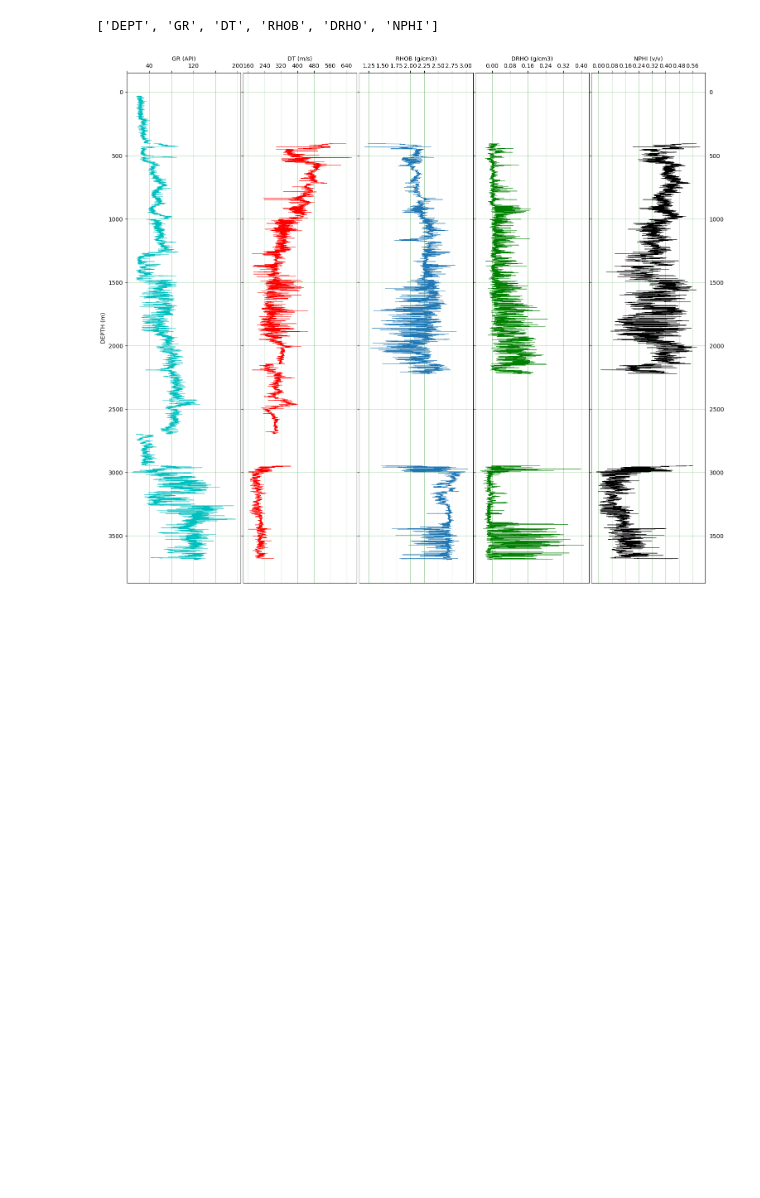
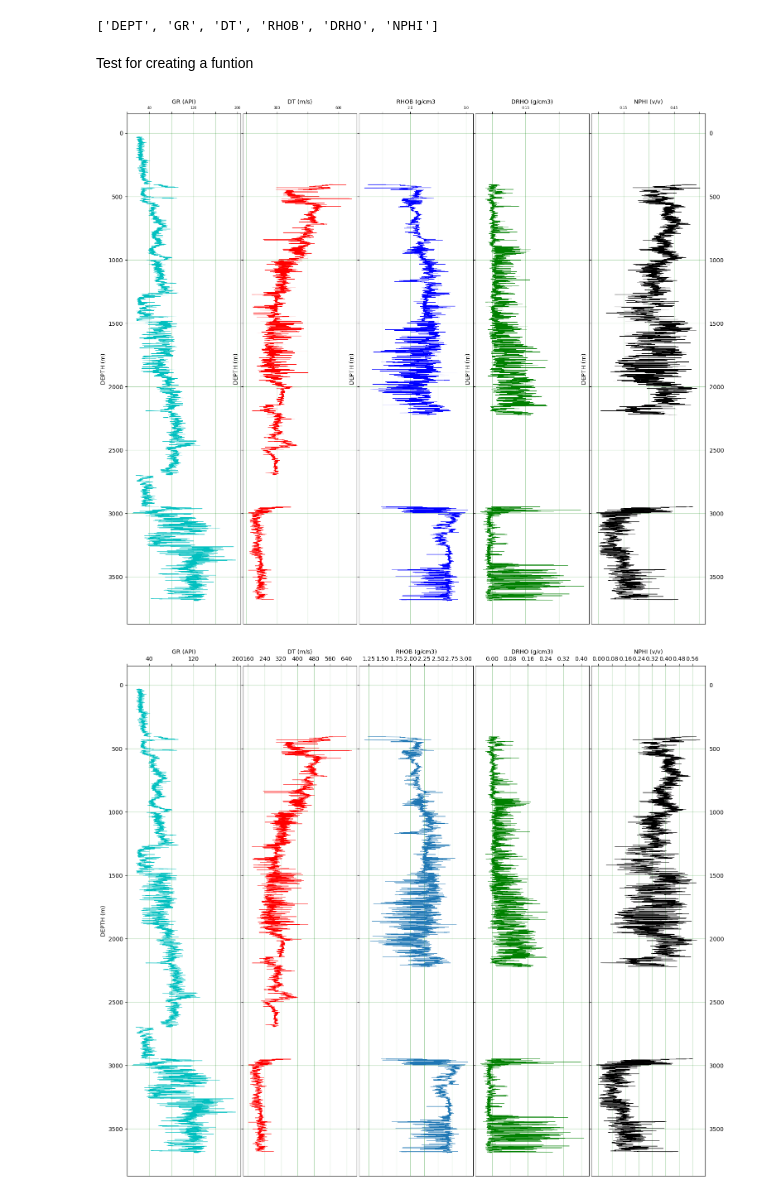
Before and after one commit to anailil/petrophys-viz, a Jupyter notebook: notebooks/02_well_logs_visualization.ipynb, the cells around one changed output. Cells and saved outputs as stored; diff of their text form; code cells hidden in the pictures; blank space fills up the shorter version.

Commit message:
added a graph function

```diff
--- a/notebooks/02_well_logs_visualization.ipynb
+++ b/notebooks/02_well_logs_visualization.ipynb
@@ -128,6 +128,50 @@ lasfile.keys()
 # --> To-DO
 # Looking for invalid values
 # valtonan(lasfile, val=-999.25)
+# %% [markdown]
+Test for creating a funtion
+# %%
+# Plotting curves along well total depth
+
+f1, (ax1, ax2, ax3, ax4, ax5) = plt.subplots(1, 5, sharey=True, figsize=(18,16))
+f1.subplots_adjust(wspace=0.02)
+plt.gca().invert_yaxis()
+
+# So that y-tick labels appear on left and right
+plt.tick_params(labelright=True)
+
+# Change tick-label globally
+mpl.rcParams['xtick.labelsize'] = 6
+
+def plot_well_curve(plot, curve_type, curve_depth, color, x_label, y_label, graphlabel='', linewidth=0.5, label_position='top', grid=True, grid_color='g', alpha=0.3):
+    plot.plot(curve_type, curve_depth, color, label=graphlabel, linewidth=linewidth)
+    plot.xaxis.tick_top()
+    plot.xaxis.set_label_position(label_position)
+    plot.set_xlabel(x_label)
+    plot.set_ylabel(y_label)
+    plot.grid(grid, c=grid_color, alpha=alpha)
+
+    plt.setp(plot.get_xticklabels()[1::2], visible=False)  # Hide every second tick-label
+    remove_last(plot)  # remove last value of x-ticks, see function defined in first cell
+
+#track1: Gamma Ray
+plot_well_curve(ax1, lasfile['GR'], lasfile['DEPT'], 'c', 'GR (API)', 'DEPTH (m)')
+
+# Track 2: Sonic (velocities)
+plot_well_curve(ax2, lasfile['DT']/0.3048, lasfile['DEPT'], 'r', 'DT (m/s)', 'DEPTH (m)', 'DTCO')
+
+# Track 3: RHOB (Bulk Density)
+plot_well_curve(ax3, lasfile['RHOB'], lasfile['DEPT'], 'b', 'RHOB (g/cm3', 'DEPTH (m)')
+
+# Track 4: DRHO
+plot_well_curve(ax4, lasfile['DRHO'], lasfile['DEPT'], 'g', 'DRHO (g/cm3)', 'DEPTH (m)')
+
+# Track 5: NPHI
+plot_well_curve(ax5, lasfile['NPHI'], lasfile['DEPT'], 'k', 'NPHI (v/v)', 'DEPTH (m)')
+
+plt.show()
+# %% [output]
+[figure, added]
 # %%
 # Plotting curves along well total depth
 
```
